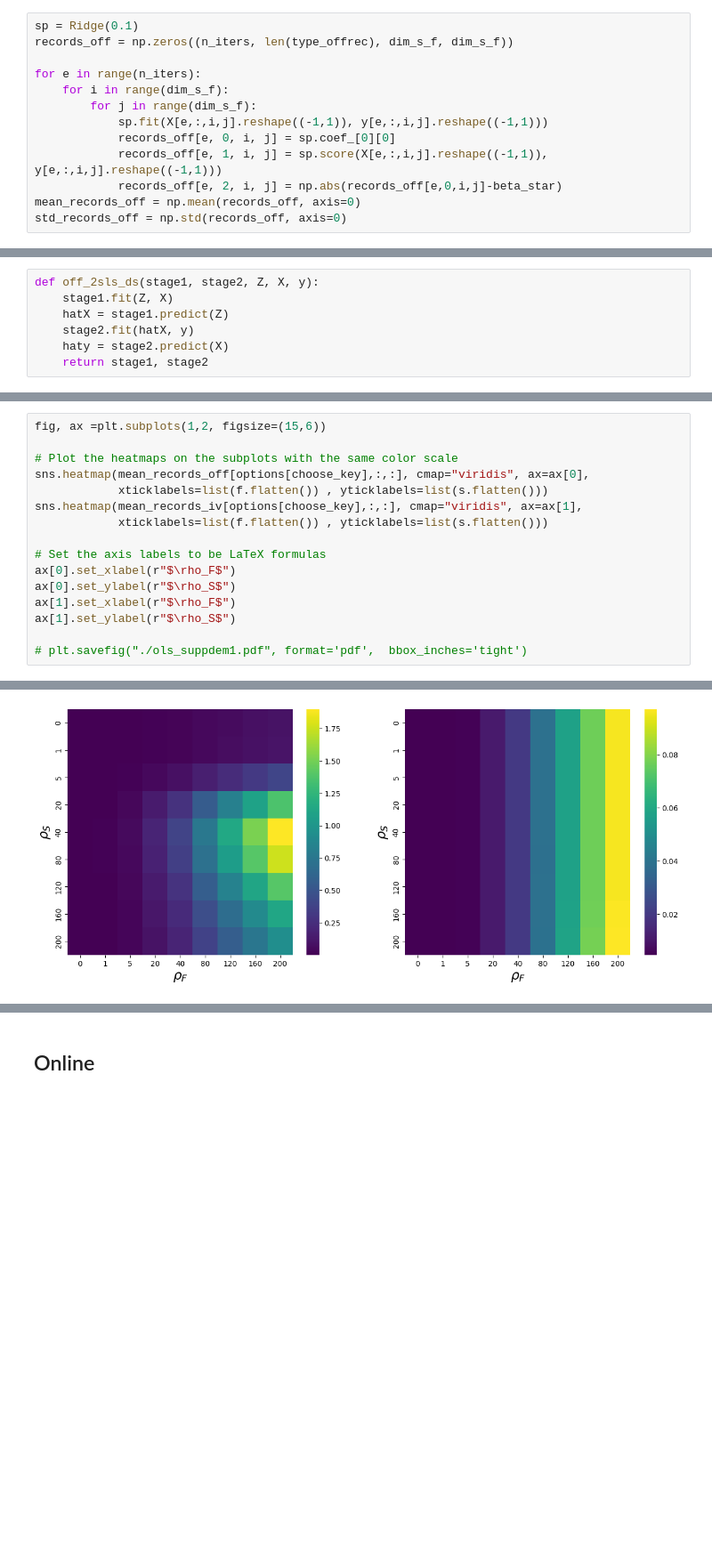
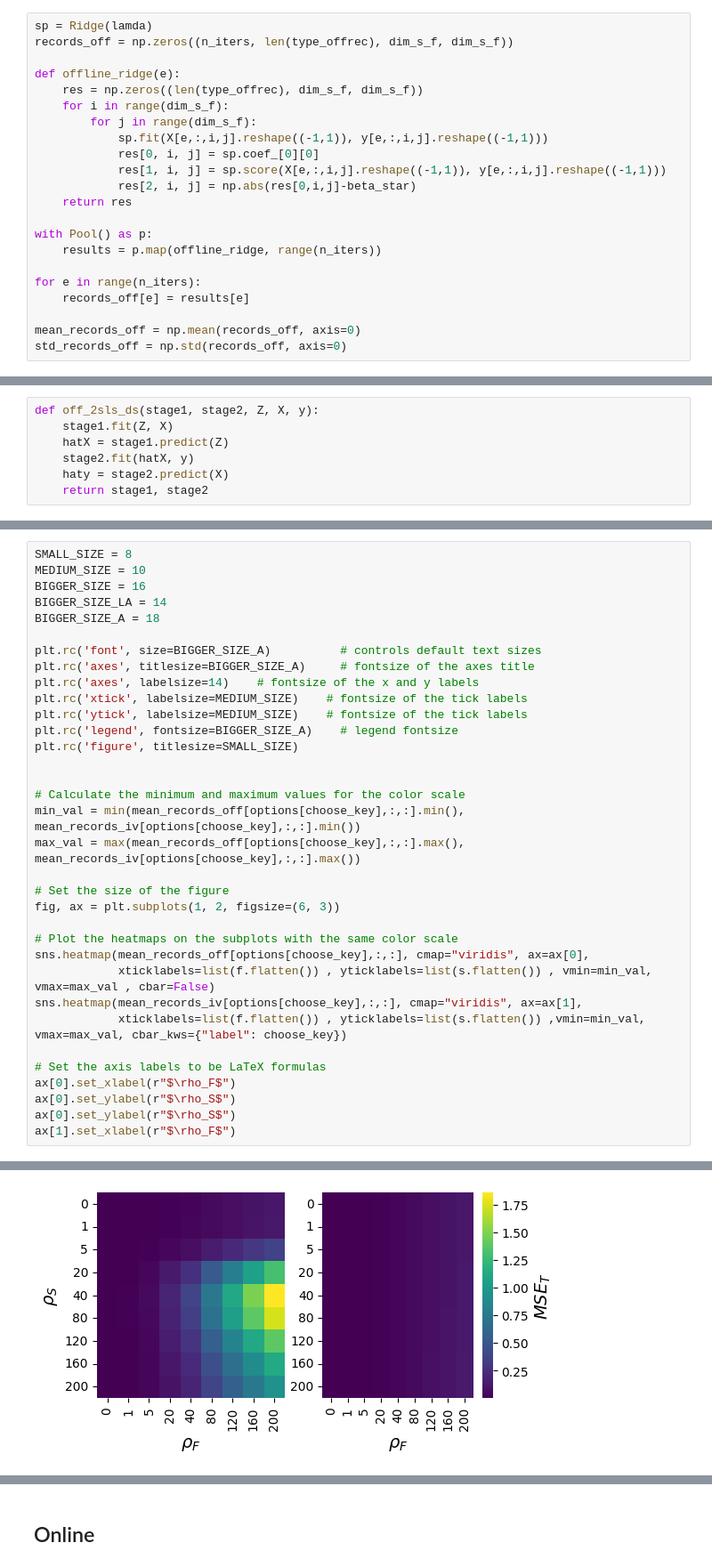
Before and after one commit to riccardodv/O2SLS-and-OFUL-IV, a Jupyter notebook: 2SLSOnline_RealData.ipynb, the cells around one changed output, grey strips where cells are left out. Shown: that part at 89% size. Saved outputs shown, nothing was run; the diff lists cells and outputs as text; blank space fills up the shorter version.

```diff
--- a/2SLSOnline_RealData.ipynb
+++ b/2SLSOnline_RealData.ipynb
@@ -745,13 +248,22 @@ choose_key = "reg"
 # %%
-sp = Ridge(0.1)
+sp = Ridge(lamda)
 records_off = np.zeros((n_iters, len(type_offrec), dim_s_f, dim_s_f))
 
-for e in range(n_iters):
+def offline_ridge(e):
+    res = np.zeros((len(type_offrec), dim_s_f, dim_s_f))
     for i in range(dim_s_f):
         for j in range(dim_s_f):
             sp.fit(X[e,:,i,j].reshape((-1,1)), y[e,:,i,j].reshape((-1,1)))
-            records_off[e, 0, i, j] = sp.coef_[0][0]
-            records_off[e, 1, i, j] = sp.score(X[e,:,i,j].reshape((-1,1)), y[e,:,i,j].reshape((-1,1)))
-            records_off[e, 2, i, j] = np.abs(records_off[e,0,i,j]-beta_star)
+            res[0, i, j] = sp.coef_[0][0]
+            res[1, i, j] = sp.score(X[e,:,i,j].reshape((-1,1)), y[e,:,i,j].reshape((-1,1)))
+            res[2, i, j] = np.abs(res[0,i,j]-beta_star)
+    return res
+
+with Pool() as p:
+    results = p.map(offline_ridge, range(n_iters))
+
+for e in range(n_iters):
+    records_off[e] = results[e]
+
 mean_records_off = np.mean(records_off, axis=0)
 std_records_off = np.std(records_off, axis=0)
@@ -819,17 +306,35 @@ sns.heatmap(mean_records_iv[options[choose_key],:,:], cmap="viridis")
 # %%
-fig, ax =plt.subplots(1,2, figsize=(15,6))
+SMALL_SIZE = 8
+MEDIUM_SIZE = 10
+BIGGER_SIZE = 16
+BIGGER_SIZE_LA = 14
+BIGGER_SIZE_A = 18
+
+plt.rc('font', size=BIGGER_SIZE_A)          # controls default text sizes
+plt.rc('axes', titlesize=BIGGER_SIZE_A)     # fontsize of the axes title
+plt.rc('axes', labelsize=14)    # fontsize of the x and y labels
+plt.rc('xtick', labelsize=MEDIUM_SIZE)    # fontsize of the tick labels
+plt.rc('ytick', labelsize=MEDIUM_SIZE)    # fontsize of the tick labels
+plt.rc('legend', fontsize=BIGGER_SIZE_A)    # legend fontsize
+plt.rc('figure', titlesize=SMALL_SIZE)
+
+
+# Calculate the minimum and maximum values for the color scale
+min_val = min(mean_records_off[options[choose_key],:,:].min(), mean_records_iv[options[choose_key],:,:].min())
+max_val = max(mean_records_off[options[choose_key],:,:].max(), mean_records_iv[options[choose_key],:,:].max())
+
+# Set the size of the figure
+fig, ax = plt.subplots(1, 2, figsize=(6, 3))
 
 # Plot the heatmaps on the subplots with the same color scale
 sns.heatmap(mean_records_off[options[choose_key],:,:], cmap="viridis", ax=ax[0],
-            xticklabels=list(f.flatten()) , yticklabels=list(s.flatten()))
+            xticklabels=list(f.flatten()) , yticklabels=list(s.flatten()) , vmin=min_val, vmax=max_val , cbar=False)
 sns.heatmap(mean_records_iv[options[choose_key],:,:], cmap="viridis", ax=ax[1],
-            xticklabels=list(f.flatten()) , yticklabels=list(s.flatten()))
+            xticklabels=list(f.flatten()) , yticklabels=list(s.flatten()) ,vmin=min_val, vmax=max_val, cbar_kws={"label": choose_key})
 
 # Set the axis labels to be LaTeX formulas
 ax[0].set_xlabel(r"$\rho_F$")
 ax[0].set_ylabel(r"$\rho_S$")
+ax[0].set_ylabel(r"$\rho_S$")
 ax[1].set_xlabel(r"$\rho_F$")
-ax[1].set_ylabel(r"$\rho_S$")
-
-# plt.savefig("./ols_suppdem1.pdf", format='pdf',  bbox_inches='tight')
 # %% [output]
@@ -837 +342 @@ Text(792.3131313131312, 0.5, '$\\rho_S$')
-[figure, old version]
+[figure, new version]
```
Also changed, not shown: parts of 69 cells of this notebook, 2 other files.
